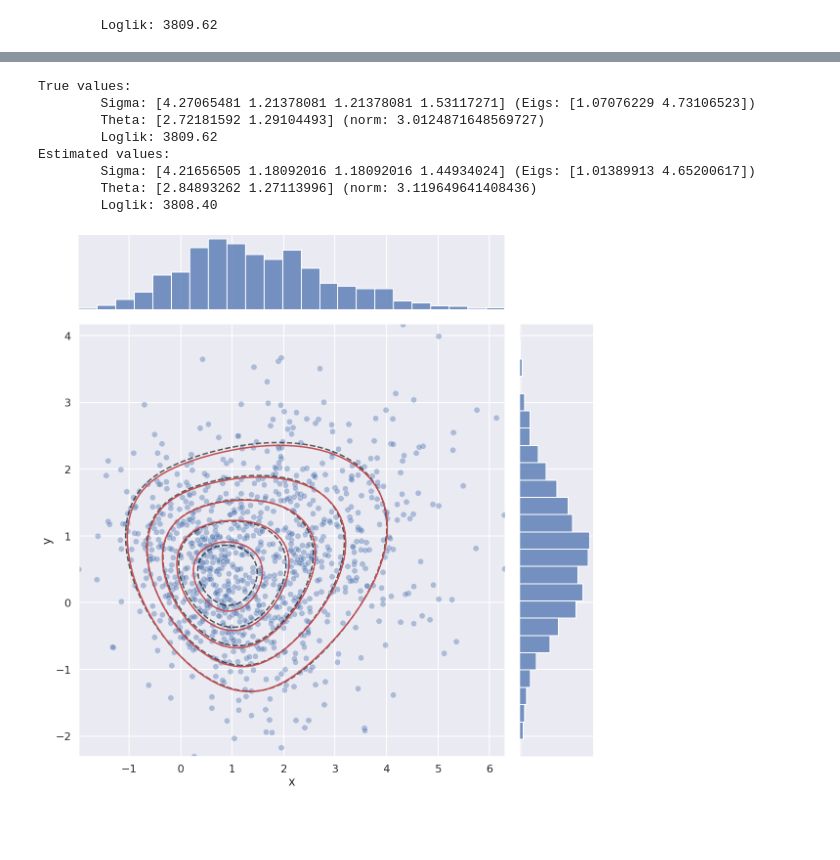
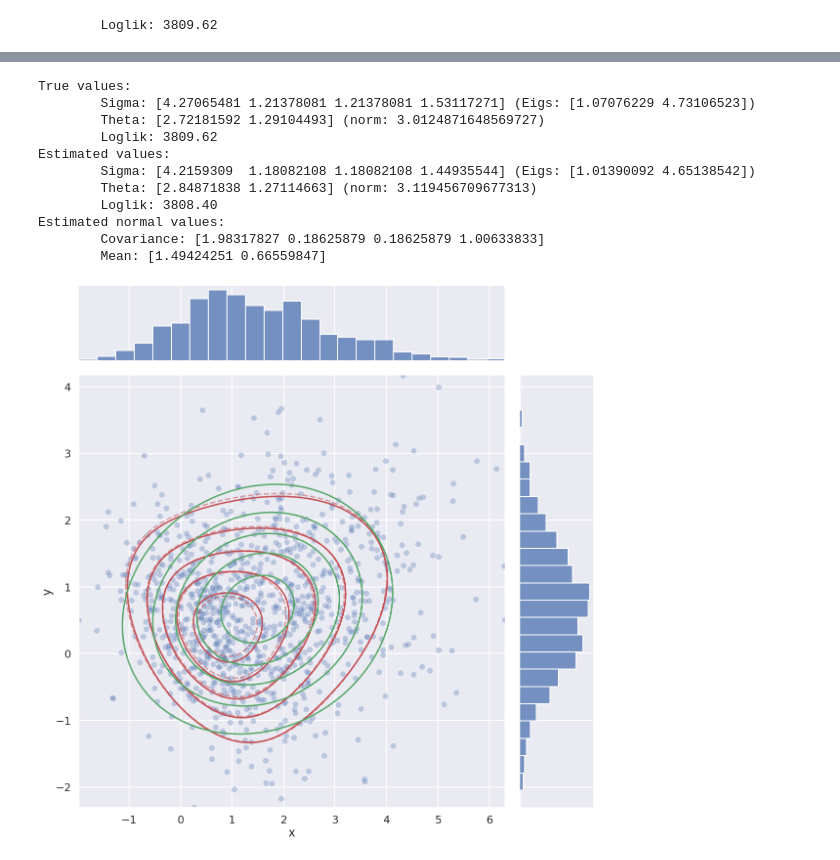
Before and after one commit to jschiavon/optispd, a Jupyter notebook: notebooks/Skewnormal.ipynb, the cells around one changed output, grey strips where cells are left out. Saved outputs shown, nothing was run; the diff lists cells and outputs as text; code cells hidden in the pictures; blank space fills up the shorter version.

```diff
--- a/notebooks/Skewnormal.ipynb
+++ b/notebooks/Skewnormal.ipynb
@@ -211 +211,16 @@ And ends at:
         Loglik : 3808.40
+# %%
+def nloglik(X):
+    y = jnp.concatenate([data.T, jnp.ones(shape=(1, n))], axis=0)
+    datapart = jnp.trace(jnp.linalg.solve(X, jnp.matmul(y, y.T)))
+    return 0.5 * (n * jnp.linalg.slogdet(X)[1] + datapart)
+
+fun_rep = jit(nloglik)
+gra_rep = jit(grad(fun_rep))
+
+man_norm = SPD(p+1)
+opt = minimizer(man_norm, method='rlbfgs', verbosity=1)
+res = opt.solve(fun_rep, gra_rep, x=jnp.identity(p+1))
+
+muhat = res.x[-1, :-1]
+covhat = res.x[:-1, :-1] - jnp.outer(muhat, muhat)
@@ -227,26 +246,35 @@ print("Estimated values:")
 print("\tSigma: {} (Eigs: {})".format(sig.ravel(), jnp.linalg.eigvalsh(sig)))
 print("\tTheta: {} (norm: {})".format(th, jnp.linalg.norm(th)))
 print("\tLoglik: {:.2f}".format(logl[-1]))
+
+print("Estimated normal values:")
+print("\tCovariance: {}".format(covhat.ravel()))
+print("\tMean: {}".format(muhat))
 # %% [output]
 True values:
         Sigma: [4.27065481 1.21378081 1.21378081 1.53117271] (Eigs: [1.07076229 4.73106523])
         Theta: [2.72181592 1.29104493] (norm: 3.0124871648569727)
         Loglik: 3809.62
 Estimated values:
-        Sigma: [4.21656505 1.18092016 1.18092016 1.44934024] (Eigs: [1.01389913 4.65200617])
-        Theta: [2.84893262 1.27113996] (norm: 3.119649641408436)
+        Sigma: [4.2159309  1.18082108 1.18082108 1.44935544] (Eigs: [1.01390092 4.65138542])
+        Theta: [2.84871838 1.27114663] (norm: 3.119456709677313)
         Loglik: 3808.40
+Estimated normal values:
+        Covariance: [1.98317827 0.18625879 0.18625879 1.00633833]
+        Mean: [1.49424251 0.66559847]
 # %%
 l = 100
 x = jnp.linspace(jnp.min(data[:, 0]), jnp.max(data[:, 0]), l)
 y = jnp.linspace(jnp.min(data[:, 1]), jnp.max(data[:, 1]), l)
 xy = jnp.array(list(product(x, y)))
 Z_est = pdf_skew(xy, sig, th).reshape(l, l).T
 Z_tru = pdf_skew(xy, tcov, tslant).reshape(l, l).T
+Z_norm = mvn.pdf(xy, muhat.ravel(), covhat).reshape(l, l).T
 
-g = sns.jointplot(data=plot_data, x='x', y='y', alpha=0.4, height=16)
-g.ax_joint.contour(x, y, Z_tru, colors='k', alpha=0.7, levels=5, linestyles='dashed')
+g = sns.jointplot(data=plot_data, x='x', y='y', alpha=0.3, height=16)
+g.ax_joint.contour(x, y, Z_tru, colors='r', alpha=0.5, levels=5, linestyles='dashed')
 g.ax_joint.contour(x, y, Z_est, colors='r', levels=5)
+g.ax_joint.contour(x, y, Z_norm, colors='g', levels=5)
 plt.show();
 # %% [output]
-[figure, old version]
+[figure, new version]
```
Also changed, not shown: parts of 7 cells of this notebook, 2 other files.
